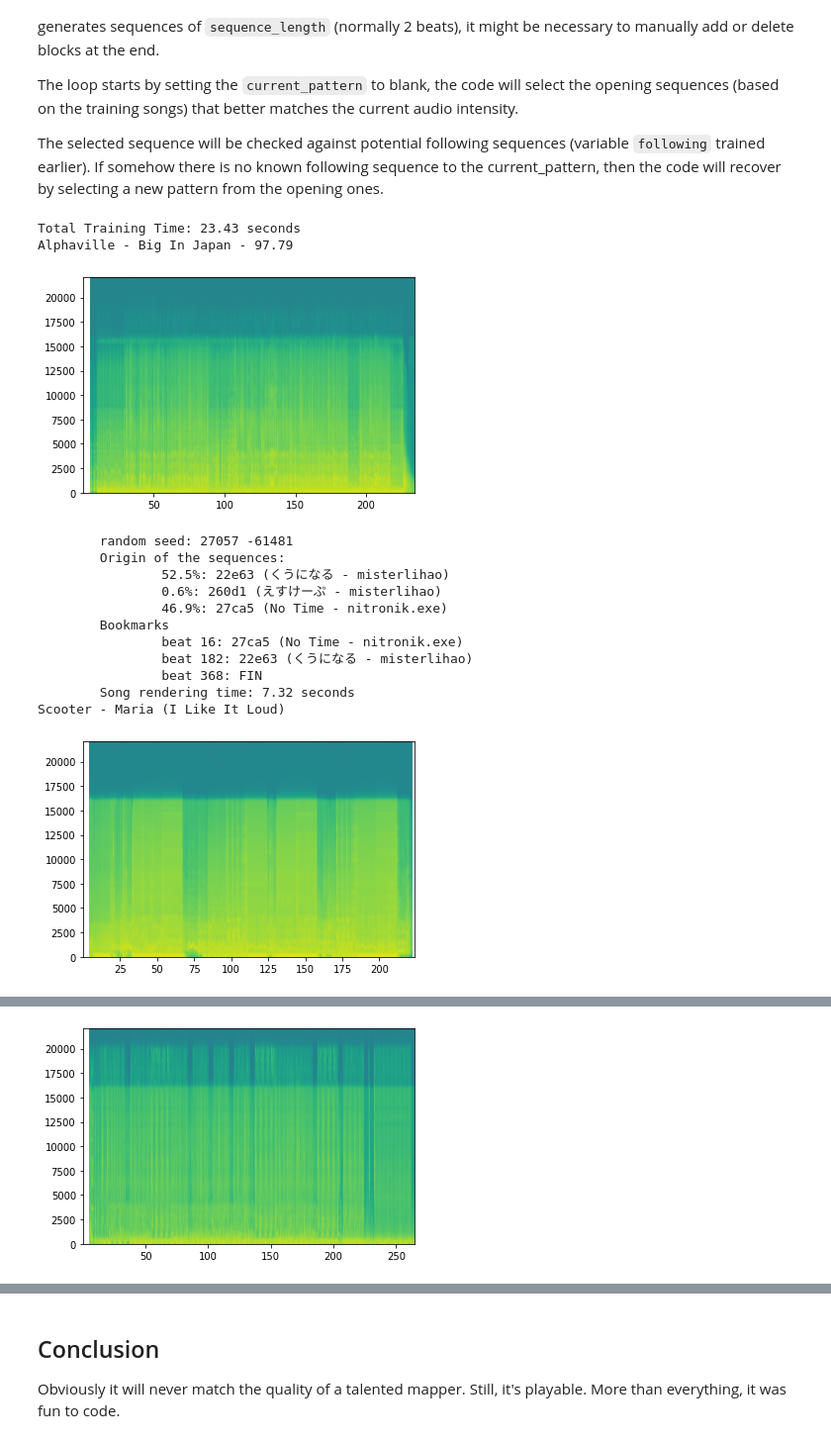
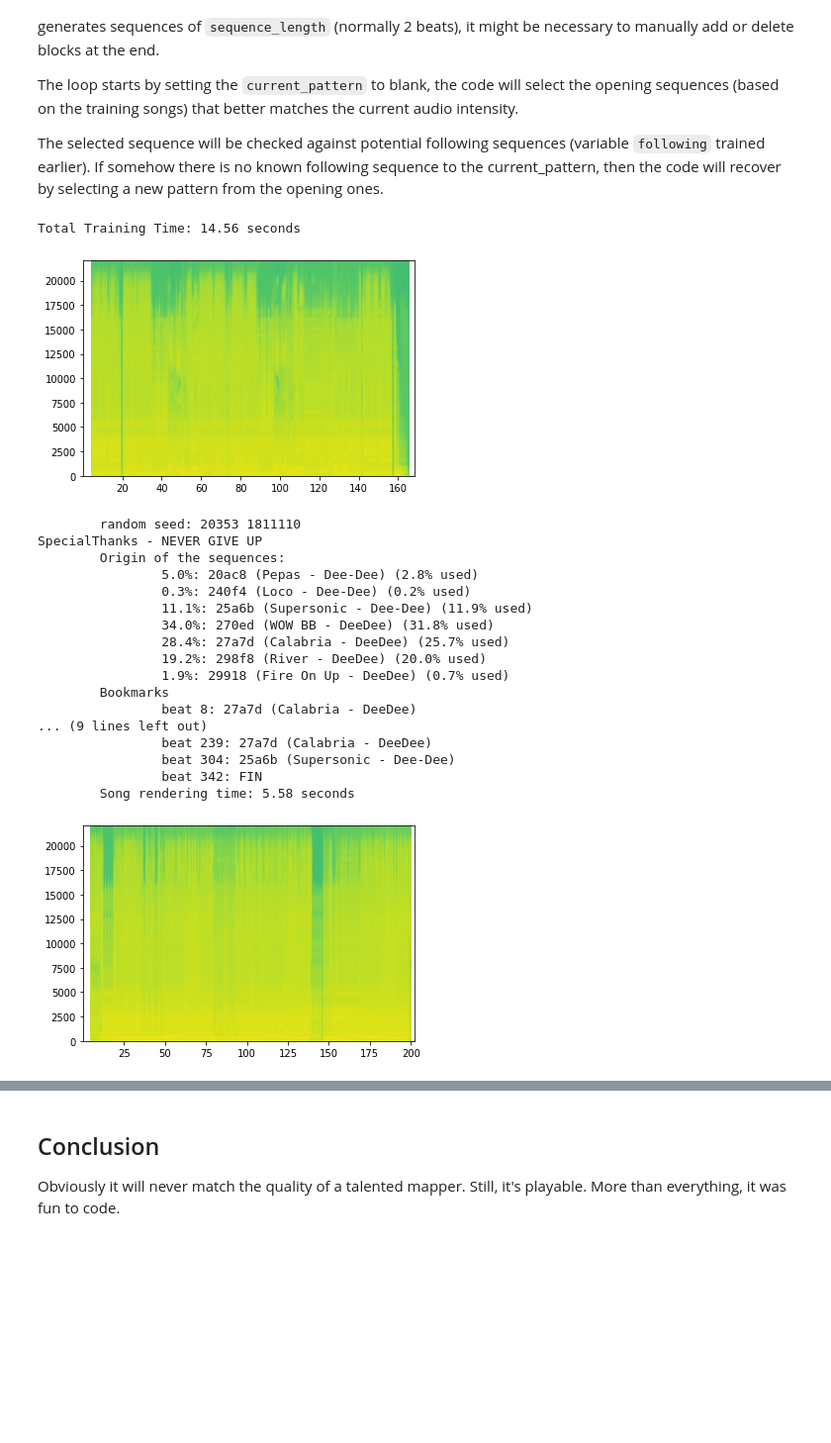
Before and after one commit to cerebraljam/beatsaber-map-generator, a Jupyter notebook: beatsaber_map_generator.ipynb, the cells around one changed output, grey strips where cells are left out. Shown at 99% size. Saved outputs shown, nothing was run; the diff lists cells and outputs as text; code cells hidden in the pictures; blank space fills up the shorter version.

```diff
--- a/beatsaber_map_generator.ipynb
+++ b/beatsaber_map_generator.ipynb
@@ -121,7 +117,7 @@ song_queues = [
 # uses two beats for one sequence of blocks
 # longer sequences (ex.: 4) reduces the randomness since it reduces the potential possibility of
 # chaining sequences
-sequence_length = 2
+sequence_length = 1
 
 # precision: break each beat in 8 parts. 1/8 of a beat. necessary for fast songs.
 # having this too low could cause block overlay
@@ -658,6 +654,15 @@ def find_origins(selected):
 
     return sources
 
+def how_much_of_the_origin(final, origin):
+    found = 0
+
+    for i in origin:
+        if i in final:
+            found+=1
+
+    return found/len(origin)
+
 def number_successors(candidates, array):
     global following
     counts = [0] * len(candidates)
@@ -667,6 +672,18 @@ def number_successors(candidates, array):
             counts[i] = len(following[array[s]])
 
     return counts
+
+def number_repeated(candidates, array, previous):
+    if len(previous) < 3:
+        return [False for i in range(len(candidates))]
+
+    counts = [0] * len(candidates)
+    for i, s in enumerate(candidates):
+        c = previous.count(array[s])
+        counts[i] = c
+
+    return counts
+
 
 def add_bookmark(song, beat):
     return {
@@ -687,7 +704,7 @@ def guess_origin(last_source, sources, known_sources):
                 most_likely_song = s
     return most_likely_song
 # %%
-def select(array, audio_sample):
+def select(array, audio_sample, previous):
     best_fits = []
 
     np_audio_sample = np.array(audio_sample)
@@ -703,7 +720,10 @@ def select(array, audio_sample):
 
     candidates = [i for i in range(len(best_fits)) if best_fits[i] == max(best_fits)]
     forward_checks = number_successors(candidates, array)
-    electables = [candidates[i] for i in range(len(candidates)) if forward_checks[i] > 0]
+    previously_used = number_repeated(candidates, array, previous)
+
+    electables = [candidates[i] for i in range(len(candidates)) if forward_checks[i] > 0 and previously_used[i] == 0]
+
     if len(electables) == 0:
         elected = random.choice(candidates)
     else: # this case happens when there is no candidate with a following sequence. the code will recover later
@@ -767,8 +787,6 @@ for song in song_queues:
 
     current_song = open_file_info(song, customWIPLevels_folder)
 
-    print(f"{current_song['folder']}")
-
     Fs, aud = load_audio(current_song['config']['audio_file'])
     trimmed_intensity = trim_audio(current_song, precision, Fs, aud)
 
@@ -776,9 +794,10 @@ for song in song_queues:
     random.seed(generate_seed(aud, current_song['folder'], rythme['sample_per_beat']))
 
     base = current_song['first_beat']
-    current_pattern = ""
+    current_pattern = ""# random.choice(list((following.keys())))
     beat = 0
     new_track = []
+    new_encoded_track = []
     new_lights = []
     new_bookmarks = []
 
@@ -786,60 +805,67 @@ for song in song_queues:
         audio_sample = extract_audio_sample(beat, precision, sequence_length, trimmed_intensity)
 
         if current_pattern in following.keys():
-            pattern = select(following[current_pattern], audio_sample)
+            pattern = select(following[current_pattern], audio_sample, new_encoded_track[-20:])
         else:
-            pattern = select(following[""], audio_sample)
+            pattern = select(following[""], audio_sample, new_encoded_track[-20:])
 
         sources = find_origins(pattern)
         if last_source not in sources:
             most_likely_song = guess_origin(last_source, sources, match_stats)
             new_bookmarks.append(add_bookmark(most_likely_song, base))
             last_source = most_likely_song
+
         match_stats = match_stats + sources
 
         # add block patern to the new track
         decoded = decode_pattern(base, precision, pattern)
+        new_encoded_track.append(pattern)
         new_track = new_track + decoded
 
         # add the light pattern to the light track
         decoded_light = decode_lighting(base, precision, pattern)
         new_lights = new_lights + decoded_light
 
         # update the current pattern
         current_pattern = pattern
 
         base += sequence_length
         beat+=1
 
     new_lights = new_lights + turnoff_lights(base)
     new_bookmarks.append(add_bookmark("FIN", base))
 
     save_output(current_song['config']['output_file'], new_track, new_lights, new_bookmarks)
 
-
+    print(f"{current_song['folder']}")
     print("\tOrigin of the sequences:")
     for song in encoded_song.keys():
         c = match_stats.count(song)
         if c > 0:
-            print("\t\t{:3.1f}%: {}".format(c / len(match_stats) * 100, song))
+            print("\t\t{:3.1f}%: {} ({:0.1f}% used)".format(c / len(match_stats) * 100, song, how_much_of_the_origin(new_encoded_track, encoded_song[song])*100))
     print("\tBookmarks")
     for b in new_bookmarks:
         print('\t\tbeat {}: {}'.format(b['_time'], b['_name']))
 
     print("\tSong rendering time: {:0.2f} seconds".format(time.time() - start_time))
 # %% [output]
-Total Training Time: 23.43 seconds
-Alphaville - Big In Japan - 97.79
+Total Training Time: 14.56 seconds
-[figure, old version]
+[figure, new version]
-        random seed: 27057 -61481
+        random seed: 20353 1811110
+SpecialThanks - NEVER GIVE UP
         Origin of the sequences:
-                52.5%: 22e63 (くうになる - misterlihao)
-                0.6%: 260d1 (えすけーぷ - misterlihao)
-                46.9%: 27ca5 (No Time - nitronik.exe)
+                5.0%: 20ac8 (Pepas - Dee-Dee) (2.8% used)
+                0.3%: 240f4 (Loco - Dee-Dee) (0.2% used)
+                11.1%: 25a6b (Supersonic - Dee-Dee) (11.9% used)
+                34.0%: 270ed (WOW BB - DeeDee) (31.8% used)
+                28.4%: 27a7d (Calabria - DeeDee) (25.7% used)
+                19.2%: 298f8 (River - DeeDee) (20.0% used)
+                1.9%: 29918 (Fire On Up - DeeDee) (0.7% used)
         Bookmarks
-                beat 16: 27ca5 (No Time - nitronik.exe)
-                beat 182: 22e63 (くうになる - misterlihao)
-                beat 368: FIN
-        Song rendering time: 7.32 seconds
-Scooter - Maria (I Like It Loud)
+                beat 8: 27a7d (Calabria - DeeDee)
+... (9 lines left out)
+                beat 239: 27a7d (Calabria - DeeDee)
+                beat 304: 25a6b (Supersonic - Dee-Dee)
+                beat 342: FIN
+        Song rendering time: 5.58 seconds
-[figure, old version]
+[figure, new version]
@@ -856 +888,0 @@ Vanilla Ice - Ice Ice Baby
-[figure, removed]
```
Also changed, not shown: parts of 9 cells of this notebook.
